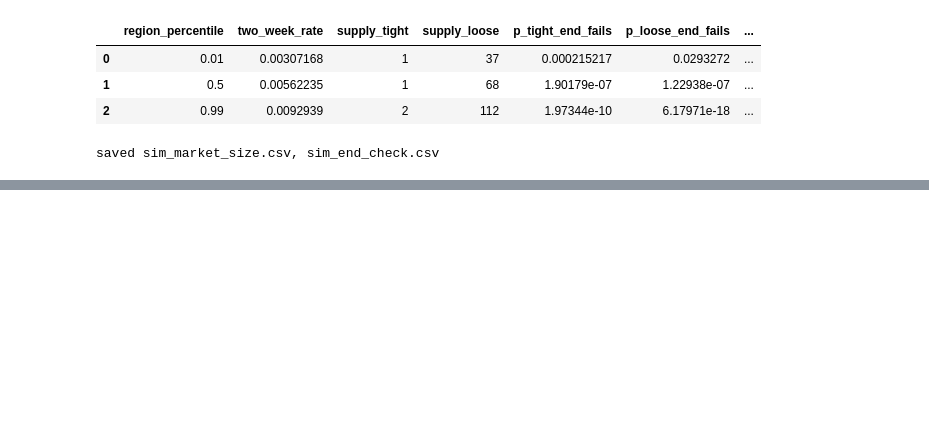
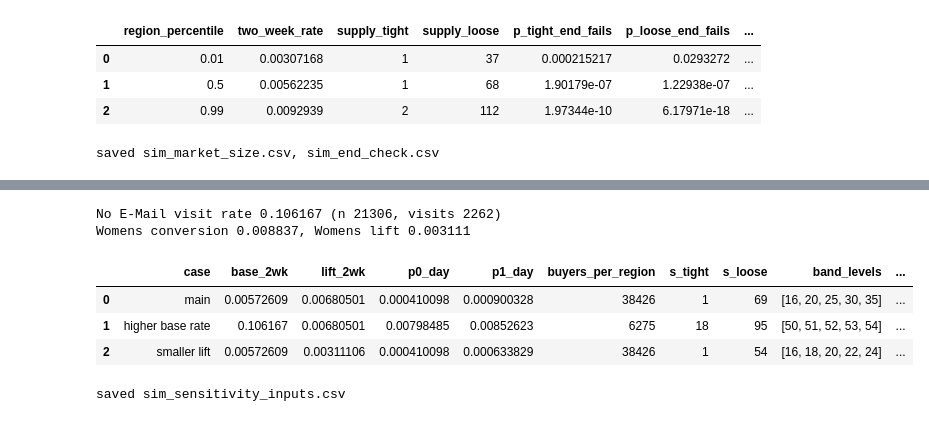
Before and after one commit to luisesparza3347/ab-testing-experiments, a Jupyter notebook: notebooks/00_sim_design_check.ipynb, the cells around one changed output, grey strips where cells are left out. Saved outputs shown, nothing was run; the diff lists cells and outputs as text; code cells hidden in the pictures; blank space fills up the shorter version.

```diff
--- a/notebooks/00_sim_design_check.ipynb
+++ b/notebooks/00_sim_design_check.ipynb
@@ -377,9 +378,12 @@ def ends(n, q0=p0_day, q1=p1_day):
     s_tight = k + 1
     return s_tight, s_loose
 
-def rule_ok(n):
-    s_tight, s_loose = ends(n)
-    return s_tight >= 1 and s_loose - s_tight + 1 >= 7
+def band_levels(n, q0=p0_day, q1=p1_day):
+    return np.round(np.linspace(n * q0, n * q1, 5)).astype(int)
+
+def rule_ok(n, q0=p0_day, q1=p1_day):
+    s_tight, s_loose = ends(n, q0, q1)
+    return s_tight >= 1 and s_loose - s_tight + 1 >= 7 and len(set(band_levels(n, q0, q1))) == 5
 
 hi = 1_000
 while not rule_ok(hi):
@@ -398,7 +402,7 @@ print(f"N from the mechanism rule: {N_mech} (N - 1 passes: {rule_ok(N_mech - 1)}
 print(f"expected daily demand, no discount {N_mech * p0_day:.4f}, everyone discounted {N_mech * p1_day:.4f}")
 print(f"tight-end supply S_T {s_tight}, P(no-discount demand < S_T) {stats.binom.cdf(s_tight - 1, N_mech, p0_day):.3e}")
 print(f"loose-end supply S_L {s_loose}, P(discounted demand > S_L) {stats.binom.sf(s_loose, N_mech, p1_day):.3e}")
-print(f"supply levels from S_T to S_L: {s_loose - s_tight + 1}")
+print(f"supply levels from S_T to S_L: {s_loose - s_tight + 1}, band levels {band_levels(N_mech).tolist()}")
 print(f"ends as ratios of expected no-discount demand: tight {s_tight / (N_mech * p0_day):.4f}, loose {s_loose / (N_mech * p0_day):.4f}")
 print(f"total buyers over 50 regions: {K * N_mech:,}")
 # %% [output]
@@ -442,0 +456,42 @@ saved sim_market_size.csv, sim_end_check.csv
+# %%
+visit_base = control["visit"].mean()
+p_womens = df.loc[df["segment"] == "Womens E-Mail", "conversion"].mean()
+lift_womens = p_womens - p0
+print(f"No E-Mail visit rate {visit_base:.6f} (n {len(control)}, visits {int(control['visit'].sum())})")
+print(f"Womens conversion {p_womens:.6f}, Womens lift {lift_womens:.6f}")
+
+def size_for(q0, q1):
+    ok = lambda n: rule_ok(n, q0, q1)
+    hi = 10
+    while not ok(hi):
+        hi *= 2
+    lo = hi // 2
+    while hi - lo > 1:
+        mid = (lo + hi) // 2
+        if ok(mid):
+            hi = mid
+        else:
+            lo = mid
+    return hi, ends(hi, q0, q1)
+
+rows = []
+for case, b, l in [("main", p0, lift), ("higher base rate", visit_base, lift), ("smaller lift", p0, lift_womens)]:
+    q0, q1 = to_daily(b), to_daily(b + l)
+    n_case, (st, sl) = size_for(q0, q1)
+    rows.append({"case": case, "base_2wk": b, "lift_2wk": l, "p0_day": q0, "p1_day": q1,
+                 "buyers_per_region": n_case, "s_tight": st, "s_loose": sl, "band_levels": band_levels(n_case, q0, q1).tolist(),
+                 "demand_no_discount": n_case * q0, "demand_discounted": n_case * q1})
+sensitivity_inputs = pd.DataFrame(rows)
+sensitivity_inputs
+# %% [output]
+No E-Mail visit rate 0.106167 (n 21306, visits 2262)
+Womens conversion 0.008837, Womens lift 0.003111
+|  | case | base_2wk | lift_2wk | p0_day | p1_day | buyers_per_region | s_tight | s_loose | band_levels | ... |
+| 0 | main | 0.00572609 | 0.00680501 | 0.000410098 | 0.000900328 | 38426 | 1 | 69 | [16, 20, 25, 30, 35] | ... |
+| 1 | higher base rate | 0.106167 | 0.00680501 | 0.00798485 | 0.00852623 | 6275 | 18 | 95 | [50, 51, 52, 53, 54] | ... |
+| 2 | smaller lift | 0.00572609 | 0.00311106 | 0.000410098 | 0.000633829 | 38426 | 1 | 54 | [16, 18, 20, 22, 24] | ... |
+# %%
+sensitivity_inputs.to_csv(TABLES / "sim_sensitivity_inputs.csv", index=False)
+print("saved sim_sensitivity_inputs.csv")
+# %% [output]
+saved sim_sensitivity_inputs.csv
```
Also changed, not shown: parts of 3 cells of this notebook, 1 other file.
